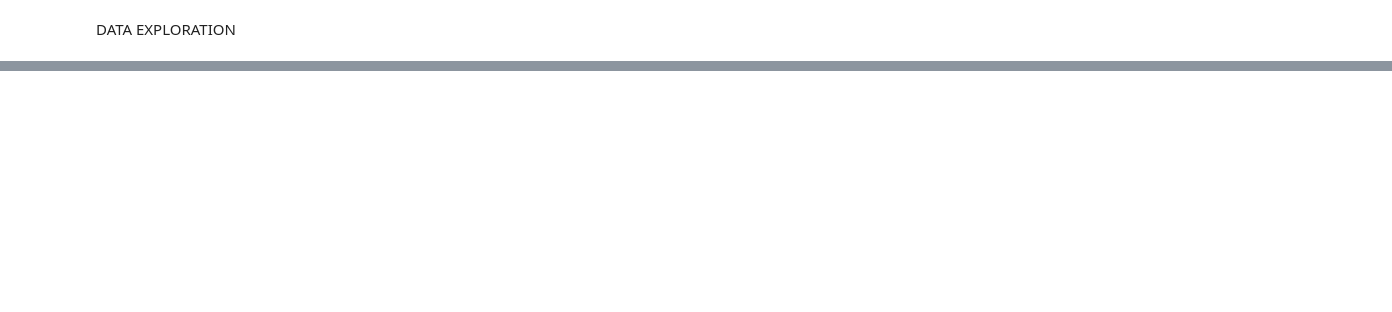
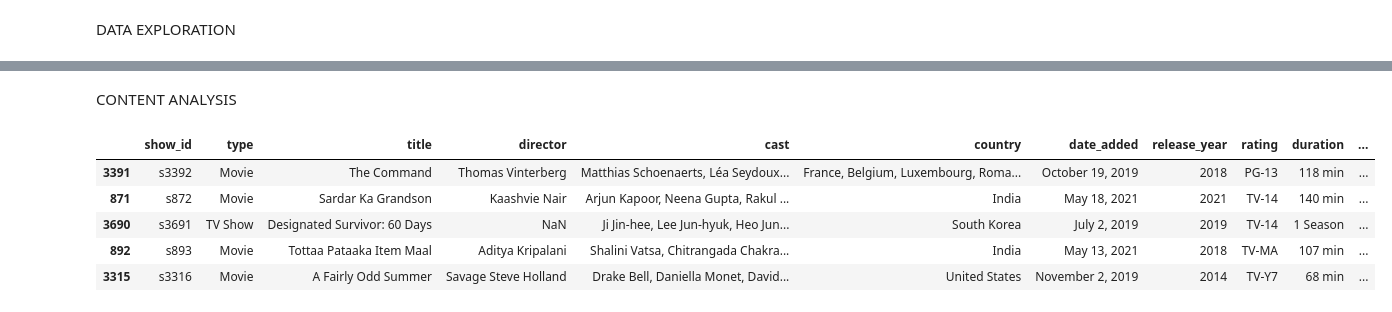
Before and after one commit to hrishavraj89/netflix_data_analysis, a Jupyter notebook: netflix_data_analysis.ipynb, the cells around one changed output, grey strips where cells are left out. Saved outputs shown, nothing was run; the diff lists cells and outputs as text; code cells hidden in the pictures; blank space fills up the shorter version.

```diff
--- a/netflix_data_analysis.ipynb
+++ b/netflix_data_analysis.ipynb
@@ -29,0 +62,12 @@ DATA EXPLORATION
+# %% [markdown]
+CONTENT ANALYSIS
+# %%
+# Most prolific directors and actors
+director
+# %% [output]
+|  | show_id | type | title | director | cast | country | date_added | release_year | rating | duration | ... |
+| 3391 | s3392 | Movie | The Command | Thomas Vinterberg | Matthias Schoenaerts, Léa Seydoux... | France, Belgium, Luxembourg, Roma... | October 19, 2019 | 2018 | PG-13 | 118 min | ... |
+| 871 | s872 | Movie | Sardar Ka Grandson | Kaashvie Nair | Arjun Kapoor, Neena Gupta, Rakul ... | India | May 18, 2021 | 2021 | TV-14 | 140 min | ... |
+| 3690 | s3691 | TV Show | Designated Survivor: 60 Days | NaN | Ji Jin-hee, Lee Jun-hyuk, Heo Jun... | South Korea | July 2, 2019 | 2019 | TV-14 | 1 Season | ... |
+| 892 | s893 | Movie | Tottaa Pataaka Item Maal | Aditya Kripalani | Shalini Vatsa, Chitrangada Chakra... | India | May 13, 2021 | 2018 | TV-MA | 107 min | ... |
+| 3315 | s3316 | Movie | A Fairly Odd Summer | Savage Steve Holland | Drake Bell, Daniella Monet, David... | United States | November 2, 2019 | 2014 | TV-Y7 | 68 min | ... |
```
Also changed, not shown: parts of 5 cells of this notebook.
